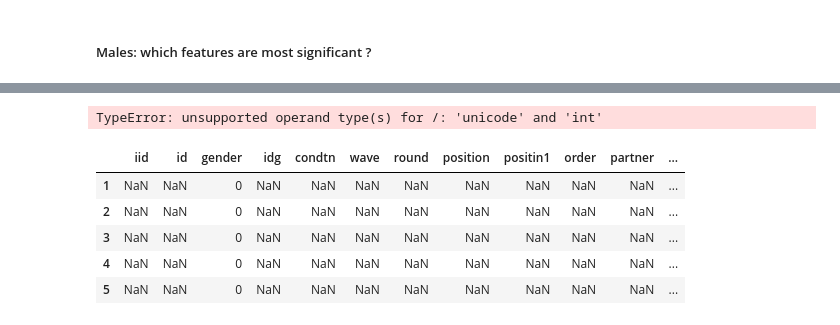
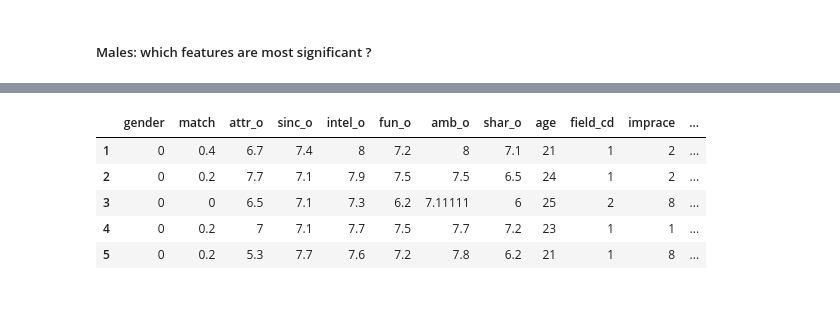
Before and after one commit to magescher/DataScience_SpeedDatingExperiment, a Jupyter notebook: SpeedDating.ipynb, the cells around one changed output, grey strips where cells are left out. Cells and saved outputs as stored; diff of their text form; code cells hidden in the pictures.

Commit message:
Finished creating the lookup dataframe

```diff
--- a/SpeedDating.ipynb
+++ b/SpeedDating.ipynb
@@ -201,18 +218,53 @@ for x in range(1,553):
     lookup.loc[x]['match']=np.average(df.loc[df["iid"]==x]["match"])
     lookup.loc[x]['age']=np.average(df.loc[df["iid"]==x]["age"])
     lookup.loc[x]['career_c']=np.average(df.loc[df["iid"]==x]["career_c"])
+    lookup.loc[x]['field_cd']=np.average(df.loc[df["iid"]==x]["field_cd"])
     #lookup.loc[x]['income']=np.average(df.loc[df["iid"]==x]["income"])
     lookup.loc[x]['imprace']=np.average(df.loc[df["iid"]==x]["imprace"])
     lookup.loc[x]['imprelig']=np.average(df.loc[df["iid"]==x]["imprelig"])
     lookup.loc[x]['goal']=np.average(df.loc[df["iid"]==x]["goal"])
+    lookup.loc[x]['date']=np.average(df.loc[df["iid"]==x]["date"])
+    lookup.loc[x]['go_out']=np.average(df.loc[df["iid"]==x]["go_out"])
+    lookup.loc[x]['date']=np.average(df.loc[df["iid"]==x]["date"])
+    lookup.loc[x]['sports']=np.average(df.loc[df["iid"]==x]["sports"])
+    lookup.loc[x]['tvsports']=np.average(df.loc[df["iid"]==x]["tvsports"])
+    lookup.loc[x]['exercise']=np.average(df.loc[df["iid"]==x]["exercise"])
+    lookup.loc[x]['museums']=np.average(df.loc[df["iid"]==x]["museums"])
+    lookup.loc[x]['dining']=np.average(df.loc[df["iid"]==x]["dining"])
+    lookup.loc[x]['art']=np.average(df.loc[df["iid"]==x]["art"])
+    lookup.loc[x]['hiking']=np.average(df.loc[df["iid"]==x]["hiking"])
+    lookup.loc[x]['gaming']=np.average(df.loc[df["iid"]==x]["gaming"])
+    lookup.loc[x]['clubbing']=np.average(df.loc[df["iid"]==x]["clubbing"])
+    lookup.loc[x]['reading']=np.average(df.loc[df["iid"]==x]["reading"])
+    lookup.loc[x]['tv']=np.average(df.loc[df["iid"]==x]["tv"])
+    lookup.loc[x]['theater']=np.average(df.loc[df["iid"]==x]["theater"])
+    lookup.loc[x]['movies']=np.average(df.loc[df["iid"]==x]["movies"])
+    lookup.loc[x]['concerts']=np.average(df.loc[df["iid"]==x]["concerts"])
+    lookup.loc[x]['music']=np.average(df.loc[df["iid"]==x]["music"])
+    lookup.loc[x]['shopping']=np.average(df.loc[df["iid"]==x]["shopping"])
+    lookup.loc[x]['yoga']=np.average(df.loc[df["iid"]==x]["yoga"])
+    lookup.loc[x]['attr3_1']=np.average(df.loc[df["iid"]==x]["attr3_1"])
+    lookup.loc[x]['sinc3_1']=np.average(df.loc[df["iid"]==x]["sinc3_1"])
+    lookup.loc[x]['intel3_1']=np.average(df.loc[df["iid"]==x]["intel3_1"])
+    lookup.loc[x]['fun3_1']=np.average(df.loc[df["iid"]==x]["fun3_1"])
+    lookup.loc[x]['amb3_1']=np.average(df.loc[df["iid"]==x]["amb3_1"])
+    lookup.loc[x]['attr5_1']=np.average(df.loc[df["iid"]==x]["attr5_1"])
+    lookup.loc[x]['sinc5_1']=np.average(df.loc[df["iid"]==x]["sinc5_1"])
+    lookup.loc[x]['intel5_1']=np.average(df.loc[df["iid"]==x]["intel5_1"])
+    lookup.loc[x]['fun5_1']=np.average(df.loc[df["iid"]==x]["fun5_1"])
+    lookup.loc[x]['attr_o']=np.nanmean(df.loc[df["iid"]==x]["attr_o"])
+    lookup.loc[x]['sinc_o']=np.nanmean(df.loc[df["iid"]==x]["sinc_o"])
+    lookup.loc[x]['intel_o']=np.nanmean(df.loc[df["iid"]==x]["intel_o"])
+    lookup.loc[x]['fun_o']=np.nanmean(df.loc[df["iid"]==x]["fun_o"])
+    lookup.loc[x]['amb_o']=np.nanmean(df.loc[df["iid"]==x]["amb_o"])
+    lookup.loc[x]['shar_o']=np.nanmean(df.loc[df["iid"]==x]["shar_o"])
-# %% [output]
-TypeError: unsupported operand type(s) for /: 'unicode' and 'int'
-# %%
-lookup.head()
-# %% [output]
-|  | iid | id | gender | idg | condtn | wave | round | position | positin1 | order | partner | ... |
-| 1 | NaN | NaN | 0 | NaN | NaN | NaN | NaN | NaN | NaN | NaN | NaN | ... |
-| 2 | NaN | NaN | 0 | NaN | NaN | NaN | NaN | NaN | NaN | NaN | NaN | ... |
-| 3 | NaN | NaN | 0 | NaN | NaN | NaN | NaN | NaN | NaN | NaN | NaN | ... |
-| 4 | NaN | NaN | 0 | NaN | NaN | NaN | NaN | NaN | NaN | NaN | NaN | ... |
-| 5 | NaN | NaN | 0 | NaN | NaN | NaN | NaN | NaN | NaN | NaN | NaN | ... |
+# %%
+lookup=lookup.dropna(axis=1,how="all")
+lookup.head()
+# %% [output]
+|  | gender | match | attr_o | sinc_o | intel_o | fun_o | amb_o | shar_o | age | field_cd | imprace | ... |
+| 1 | 0 | 0.4 | 6.7 | 7.4 | 8 | 7.2 | 8 | 7.1 | 21 | 1 | 2 | ... |
+| 2 | 0 | 0.2 | 7.7 | 7.1 | 7.9 | 7.5 | 7.5 | 6.5 | 24 | 1 | 2 | ... |
+| 3 | 0 | 0 | 6.5 | 7.1 | 7.3 | 6.2 | 7.11111 | 6 | 25 | 2 | 8 | ... |
+| 4 | 0 | 0.2 | 7 | 7.1 | 7.7 | 7.5 | 7.7 | 7.2 | 23 | 1 | 1 | ... |
+| 5 | 0 | 0.2 | 5.3 | 7.7 | 7.6 | 7.2 | 7.8 | 6.2 | 21 | 1 | 8 | ... |
```
Also changed, not shown: parts of 6 cells of this notebook.
